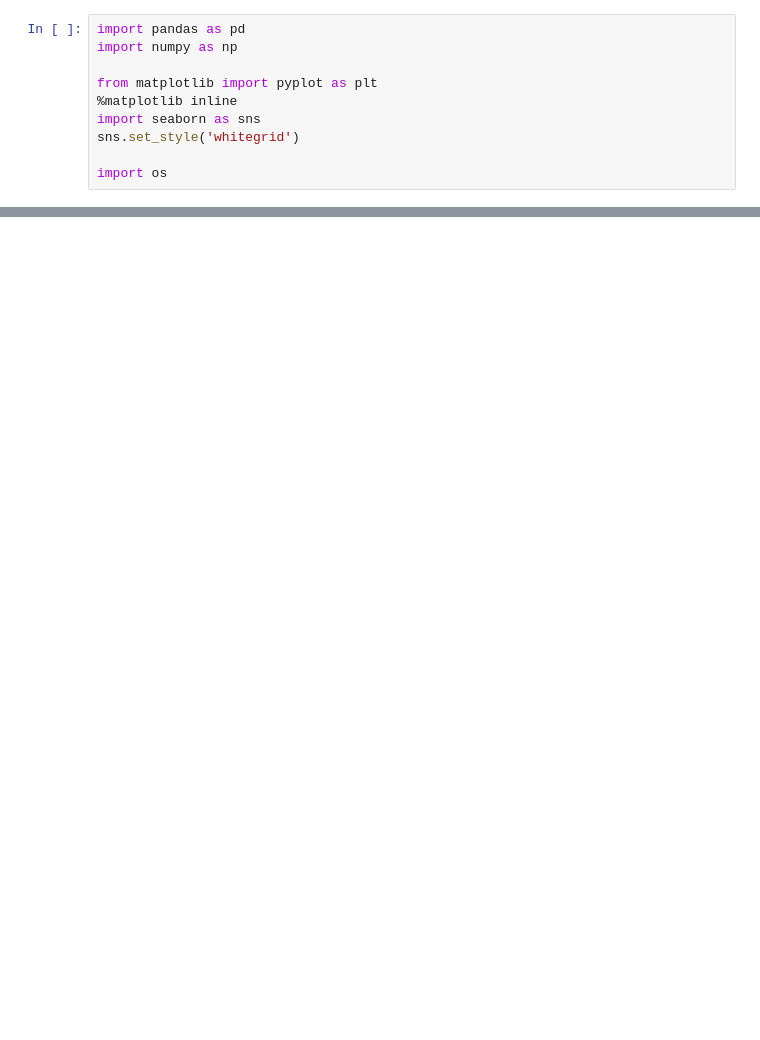
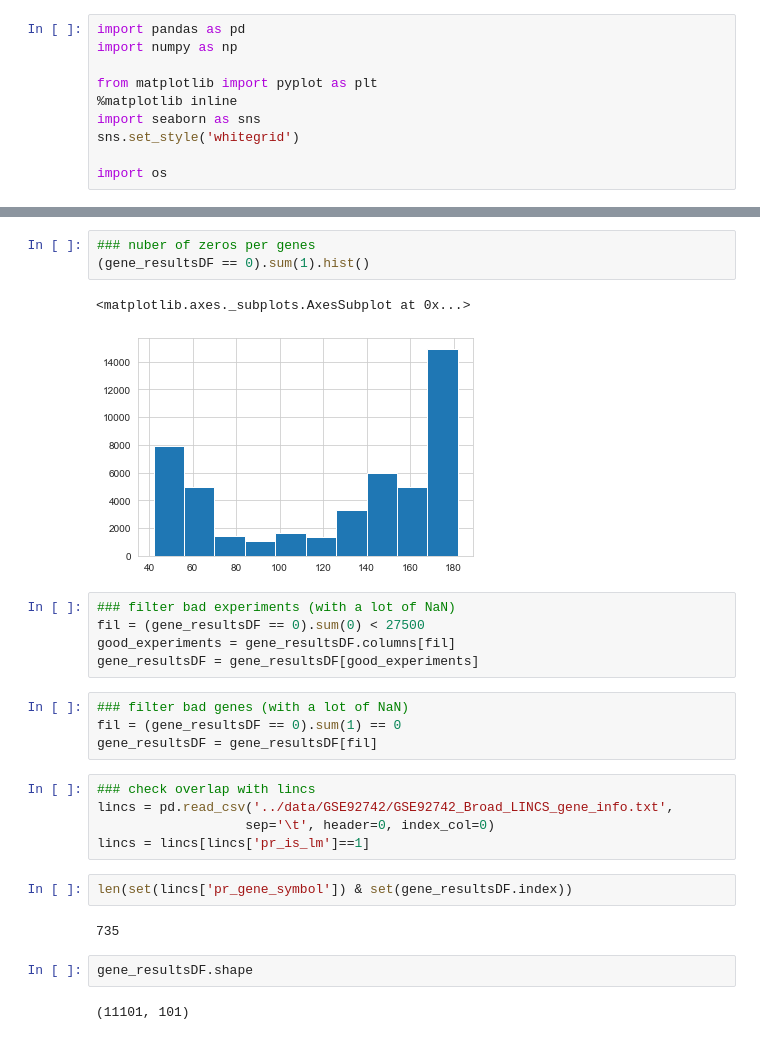
Before and after one commit to Vargeszti/Thesis, a Jupyter notebook: code/benchmark_data.ipynb, the cells around one changed output, grey strips where cells are left out. Saved outputs shown, nothing was run; the diff lists cells and outputs as text; blank space fills up the shorter version.

```diff
--- a/code/benchmark_data.ipynb
+++ b/code/benchmark_data.ipynb
@@ -91,0 +45,28 @@ meta[meta['sign']!=0]
+# %%
+### nuber of zeros per genes
+(gene_resultsDF == 0).sum(1).hist()
+# %% [output]
+<matplotlib.axes._subplots.AxesSubplot at 0x...>
+[figure, added]
+# %%
+### filter bad experiments (with a lot of NaN)
+fil = (gene_resultsDF == 0).sum(0) < 27500
+good_experiments = gene_resultsDF.columns[fil]
+gene_resultsDF = gene_resultsDF[good_experiments]
+# %%
+### filter bad genes (with a lot of NaN)
+fil = (gene_resultsDF == 0).sum(1) == 0
+gene_resultsDF = gene_resultsDF[fil]
+# %%
+### check overlap with lincs
+lincs = pd.read_csv('../data/GSE92742/GSE92742_Broad_LINCS_gene_info.txt',
+                   sep='\t', header=0, index_col=0)
+lincs = lincs[lincs['pr_is_lm']==1]
+# %%
+len(set(lincs['pr_gene_symbol']) & set(gene_resultsDF.index))
+# %% [output]
+735
+# %%
+gene_resultsDF.shape
+# %% [output]
+(11101, 101)
```
Also changed, not shown: parts of 44 cells of this notebook.
